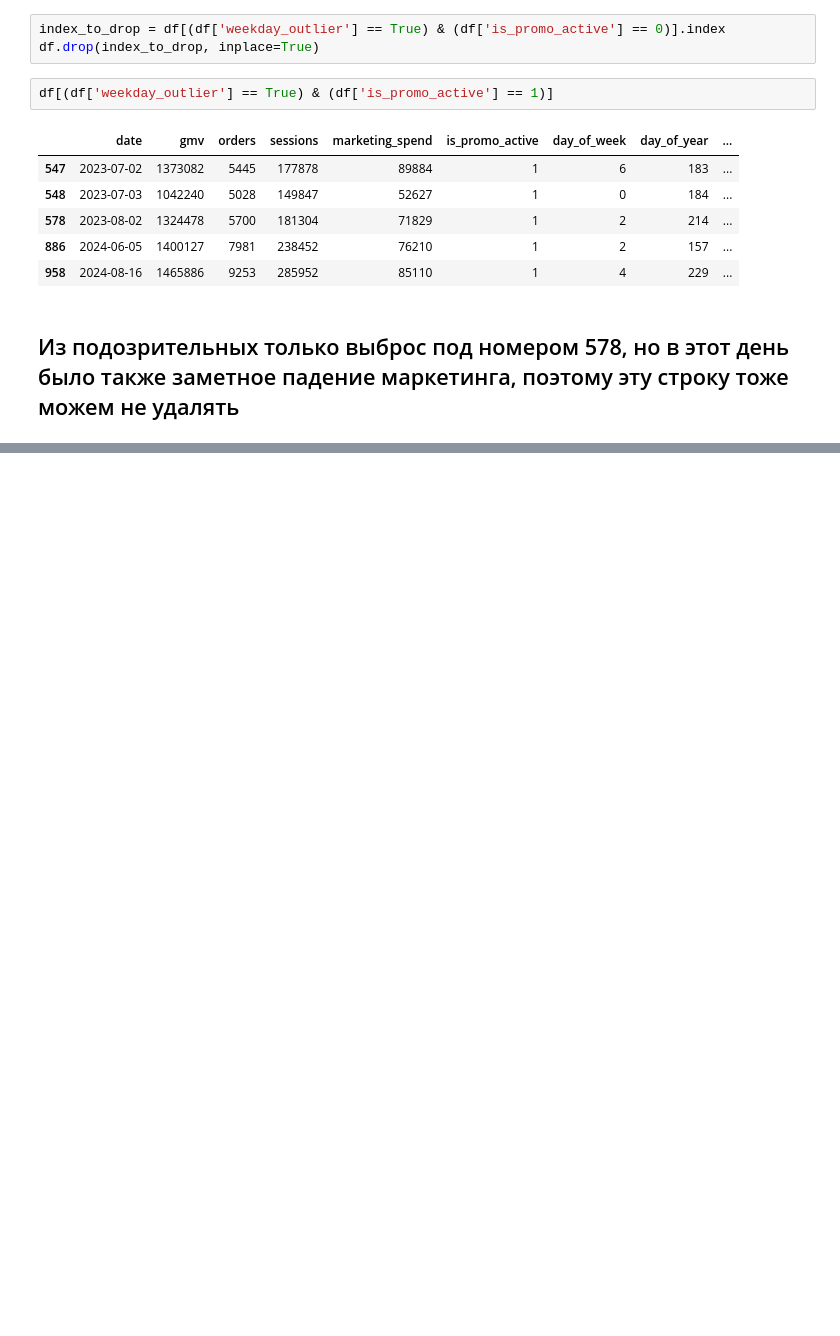
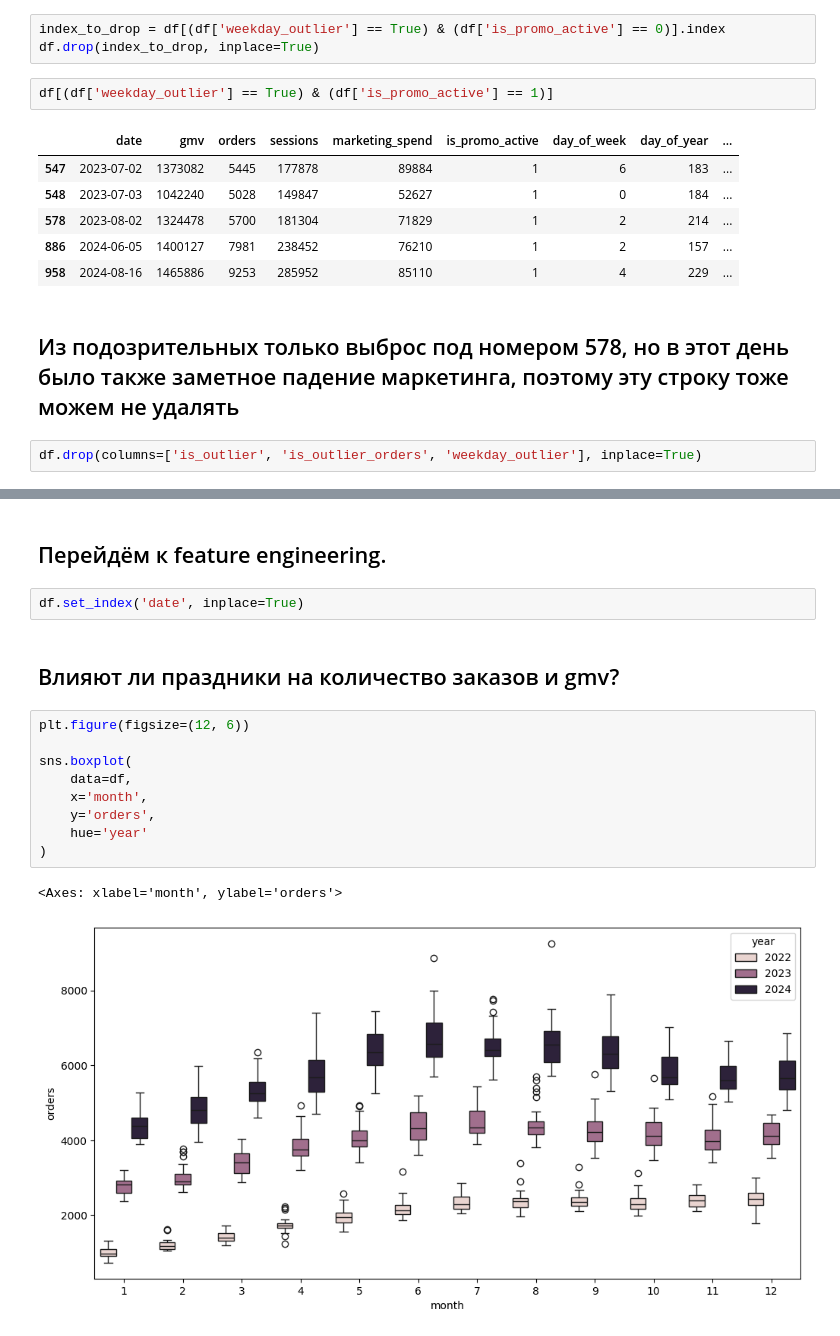
Before and after one commit to Sordid-Slug/test_ozon, a Jupyter notebook: model/forecast.ipynb, the cells around one changed output, grey strips where cells are left out. Drawn from its saved outputs; the diff is of its cells as text; blank space fills up the shorter version.

Commit message:
feature engineering is done

```diff
--- a/model/forecast.ipynb
+++ b/model/forecast.ipynb
@@ -400,3 +402,5 @@ df[(df['weekday_outlier'] == True) & (df['is_promo_active'] == 1)]
 | 958 | 2024-08-16 | 1465886 | 9253 | 285952 | 85110 | 1 | 4 | 229 | ... |
 # %% [markdown]
 ## Из подозрительных только выброс под номером 578, но в этот день было также заметное падение маркетинга, поэтому эту строку тоже можем не удалять
+# %%
+df.drop(columns=['is_outlier', 'is_outlier_orders', 'weekday_outlier'], inplace=True)
@@ -402,0 +423,18 @@ df[(df['weekday_outlier'] == True) & (df['is_promo_active'] == 1)]
+# %% [markdown]
+## Перейдём к feature engineering.
+# %%
+df.set_index('date', inplace=True)
+# %% [markdown]
+## Влияют ли праздники на количество заказов и gmv?
+# %%
+plt.figure(figsize=(12, 6))
+
+sns.boxplot(
+    data=df,
+    x='month',
+    y='orders',
+    hue='year'
+)
+# %% [output]
+<Axes: xlabel='month', ylabel='orders'>
+[figure, added]
```
Also changed, not shown: parts of 17 cells of this notebook.
